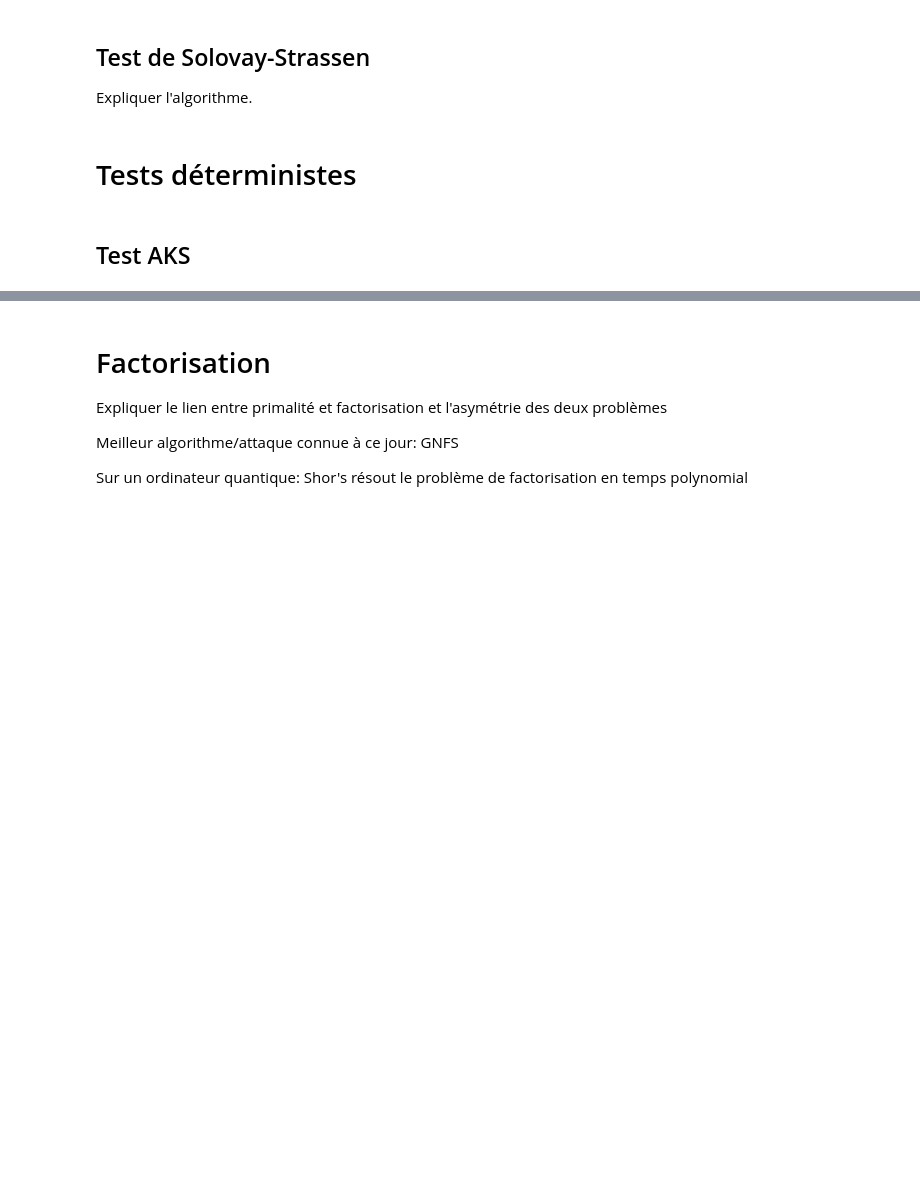
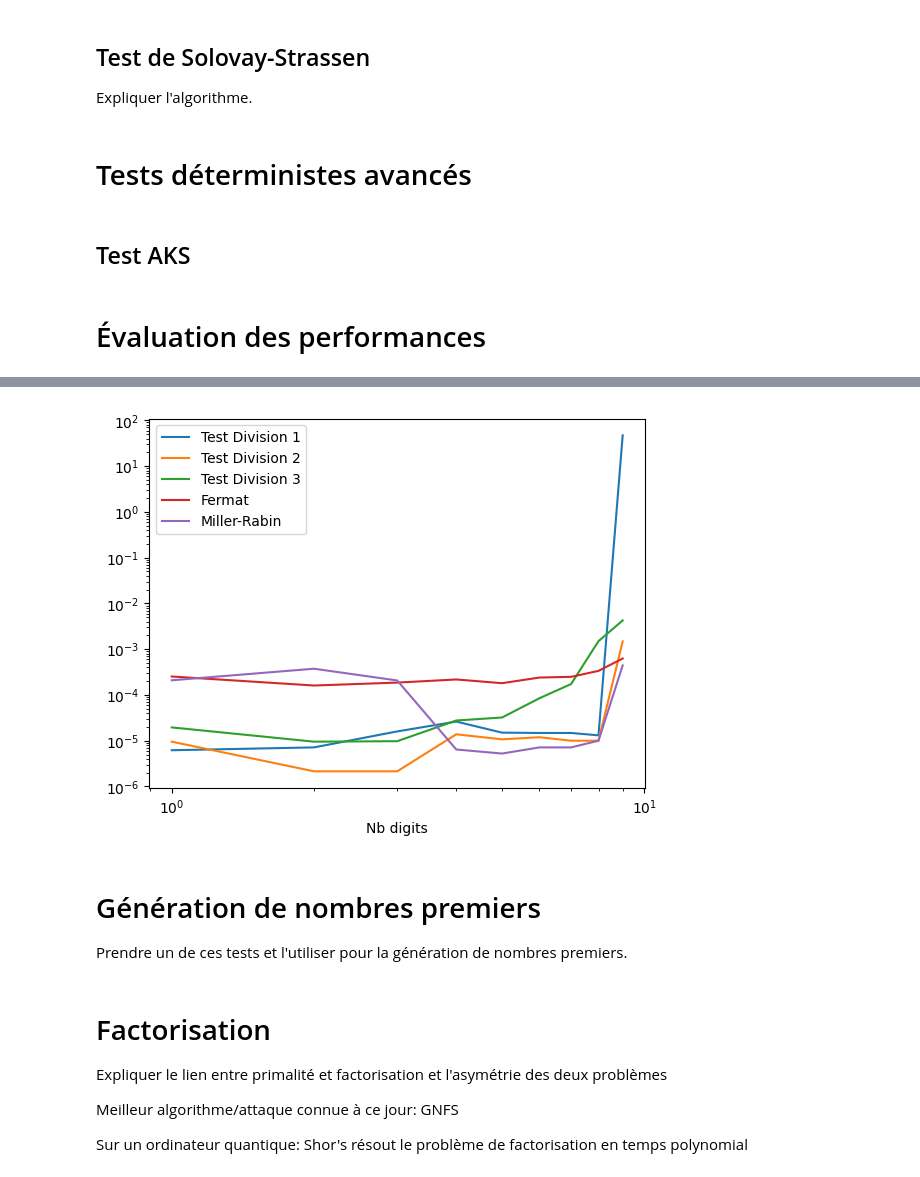
Before and after one commit to Carmen-ZAROLA/Primality-Testing-Project, a Jupyter notebook: TestsDePrimalité.ipynb, the cells around one changed output, grey strips where cells are left out. Cells and saved outputs as stored; diff of their text form; code cells hidden in the pictures; blank space fills up the shorter version.

Commit message:
Done naive and probabilistic test

```diff
--- a/TestsDePrimalité.ipynb
+++ b/TestsDePrimalité.ipynb
@@ -84,0 +132,6 @@ def test_primalite_2(n):
+# %%
+#Tests:
+
+for i in tests_values:
+    print(f"{i} est un nombre premier? ->", test_de_division_2(i))
+    print("----------------------------------------------------------------------------")
@@ -98,0 +230,6 @@ def test_primalite_3(n):
+# %%
+#Tests
+tests_values=[15,31,64,81,101, 871, 1000000023, 432456782934]
+for i in tests_values:
+    print(f"{i} est un nombre premier? ->", test_de_division_3(i))
+    print("----------------------------------------------------------------------------")
@@ -158,4 +561,6 @@ Expliquer l'algorithme.
 # %% [markdown]
-# Tests déterministes
+# Tests déterministes avancés
 # %% [markdown]
 ## Test AKS
+# %% [markdown]
+# Évaluation des performances
@@ -161,0 +569,54 @@ Expliquer l'algorithme.
+# %%
+#Générer des valeurs tests.
+values=(np.array([np.random.randint((10**i),10**(i+1)) for i in range(0,9)]) |1).tolist()
+print(values)
+
+#Calculer les temps pour chaque algorithme.
+times_division_1=[]
+times_division_2=[]
+times_division_3=[]
+times_fermat=[]
+times_miller_rabin=[]
+
+for v in values:
+    start_division_1=time.time()
+    test_de_division_1(v)
+    end_division_1=time.time()
+    times_division_1.append(end_division_1-start_division_1)
+
+    start_division_2=time.time()
+    test_de_division_2(v)
+    end_division_2=time.time()
+    times_division_2.append(end_division_2-start_division_2)
+
+    start_division_3=time.time()
+    test_de_division_3(v)
+    end_division_3=time.time()
+    times_division_3.append(end_division_3-start_division_3)
+
+    start_fermat=time.time()
+    test_de_fermat(v)
+    end_fermat=time.time()
+    times_fermat.append(end_fermat-start_fermat)
+
+    start_miller_rabin=time.time()
+    miller_rabin(v)
+    end_miller_rabin=time.time()
+    times_miller_rabin.append(end_miller_rabin-start_miller_rabin)
+
+
+#Plot les temps en digits/time pour chaque méthode.
+digits=np.arange(0,9)+1
+
+plt.figure()
+plt.plot(digits, times_division_1, label="Test Division 1")
+plt.plot(digits, times_division_2, label="Test Division 2")
+plt.plot(digits, times_division_3, label="Test Division 3")
+plt.plot(digits, times_fermat, label="Fermat")
+plt.plot(digits, times_miller_rabin, label="Miller-Rabin")
+plt.legend()
+plt.xscale("log")
+plt.yscale("log")
+plt.xlabel("Nb digits")
+plt.show()
+# %% [output]
@@ -162,3 +639,8 @@ Expliquer l'algorithme.
+[figure, added]
+# %% [markdown]
+# Génération de nombres premiers
+
+Prendre un de ces tests et l'utiliser pour la génération de nombres premiers.
 # %% [markdown]
 # Factorisation
 
```
Also changed, not shown: parts of 31 cells of this notebook.
